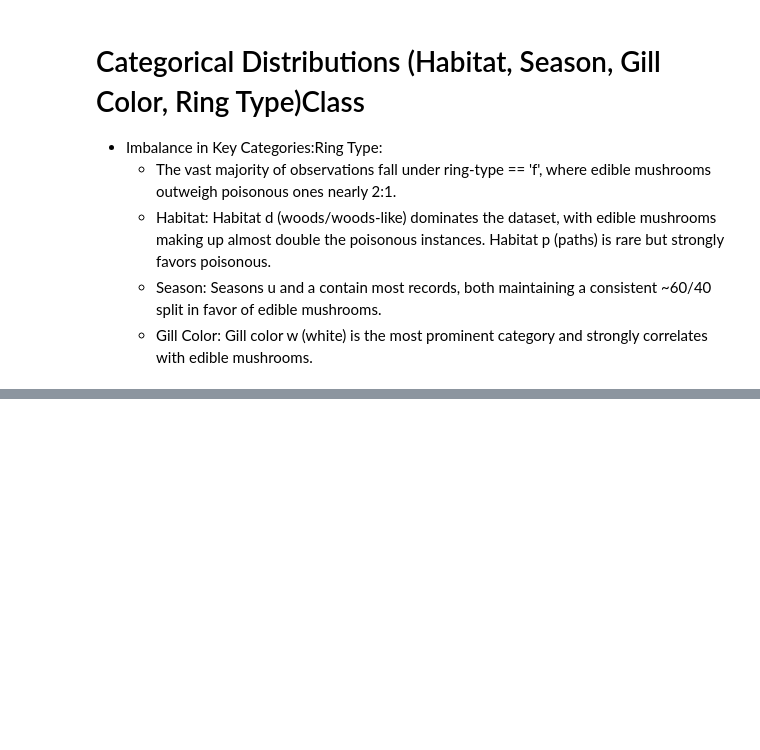
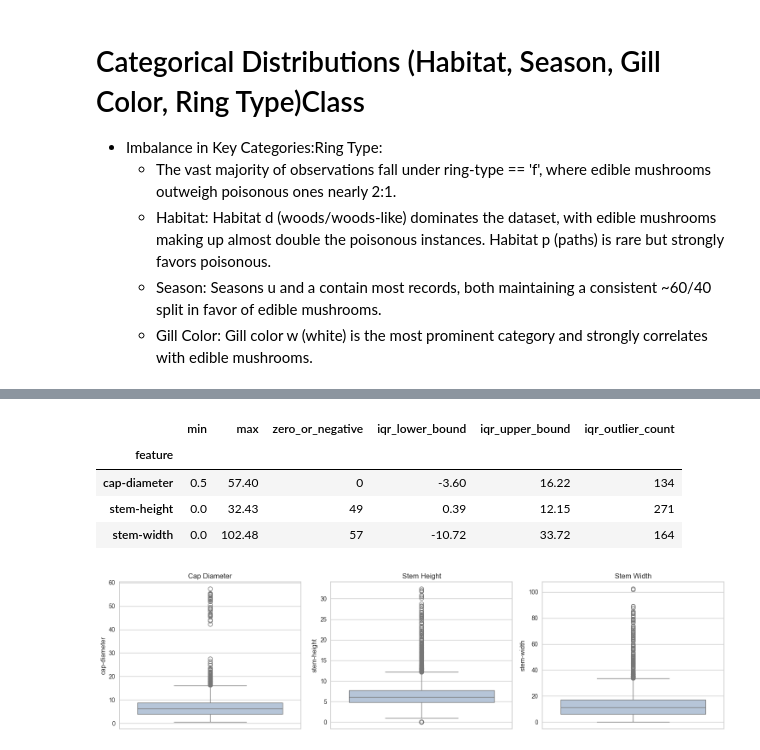
Before and after one commit to dmitcher7/CloudAI-Challenge, a Jupyter notebook: mushrooms/Cisse/1-Data.ipynb, the cells around one changed output, grey strips where cells are left out. Cells and saved outputs as stored; diff of their text form; code cells hidden in the pictures; blank space fills up the shorter version.

```diff
--- a/mushrooms/Cisse/1-Data.ipynb
+++ b/mushrooms/Cisse/1-Data.ipynb
@@ -152,0 +243,33 @@ plt.show()
+# %%
+outlier_rows = []
+for col in numeric_cols:
+    values = df[col].dropna()
+    q1, q3 = values.quantile([0.25, 0.75])
+    iqr = q3 - q1
+    lower, upper = q1 - 1.5 * iqr, q3 + 1.5 * iqr
+    outlier_rows.append({
+        "feature": col,
+        "min": values.min(),
+        "max": values.max(),
+        "zero_or_negative": int((values <= 0).sum()),
+        "iqr_lower_bound": lower,
+        "iqr_upper_bound": upper,
+        "iqr_outlier_count": int(((values < lower) | (values > upper)).sum()),
+    })
+display(pd.DataFrame(outlier_rows).round(2).set_index("feature"))
+
+fig, axes = plt.subplots(1, len(numeric_cols), figsize=(5 * len(numeric_cols), 4))
+if len(numeric_cols) == 1:
+    axes = [axes]
+for ax, col in zip(axes, numeric_cols):
+    sns.boxplot(data=df, y=col, color="lightsteelblue", ax=ax)
+    ax.set_title(col.replace("-", " ").title())
+plt.tight_layout()
+plt.show()
+# %% [output]
+|  | min | max | zero_or_negative | iqr_lower_bound | iqr_upper_bound | iqr_outlier_count |
+| feature |  |  |  |  |  |  |
+| cap-diameter | 0.5 | 57.40 | 0 | -3.60 | 16.22 | 134 |
+| stem-height | 0.0 | 32.43 | 49 | 0.39 | 12.15 | 271 |
+| stem-width | 0.0 | 102.48 | 57 | -10.72 | 33.72 | 164 |
+[figure, added]
```
Also changed, not shown: parts of 25 cells of this notebook, 2 other files.
